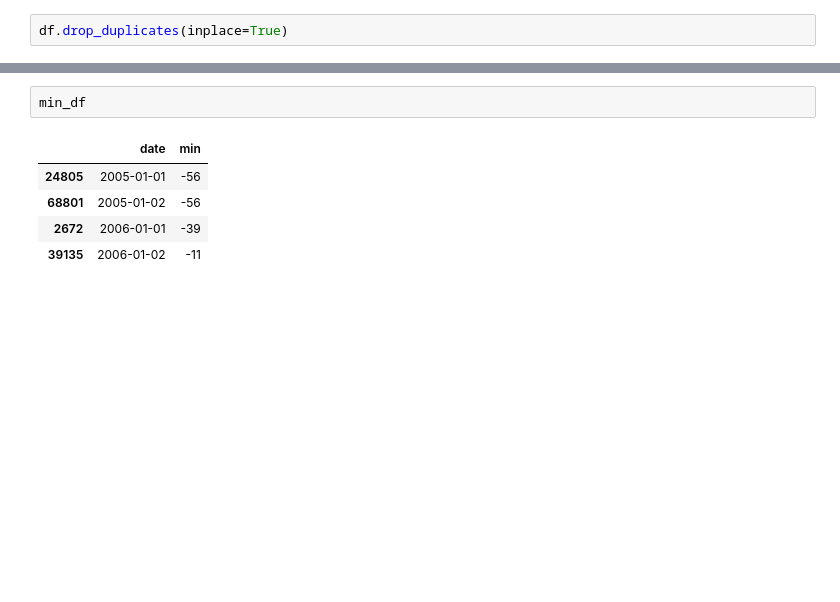
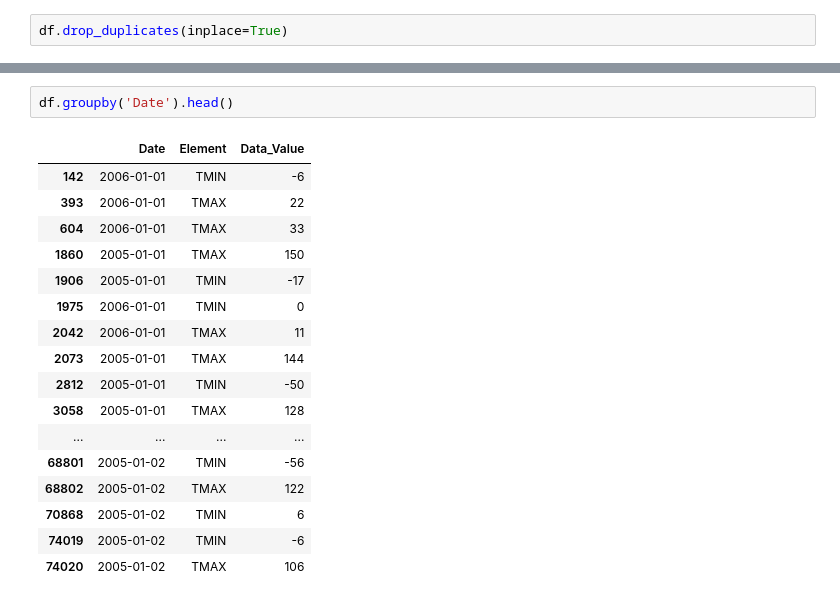
Before and after one commit to clawall/applied-plotting-charting-data-representation-in-python, a Jupyter notebook: SingleDay.ipynb, the cells around one changed output, grey strips where cells are left out. Cells and saved outputs as stored; diff of their text form; blank space fills up the shorter version.

```diff
--- a/SingleDay.ipynb
+++ b/SingleDay.ipynb
@@ -86,8 +52,20 @@ min_df.set_index(['date'])
-# %%
-min_df
-# %% [output]
-|  | date | min |
-| 24805 | 2005-01-01 | -56 |
-| 68801 | 2005-01-02 | -56 |
-| 2672 | 2006-01-01 | -39 |
-| 39135 | 2006-01-02 | -11 |
+# %%
+df.groupby('Date').head()
+# %% [output]
+|  | Date | Element | Data_Value |
+| 142 | 2006-01-01 | TMIN | -6 |
+| 393 | 2006-01-01 | TMAX | 22 |
+| 604 | 2006-01-01 | TMAX | 33 |
+| 1860 | 2005-01-01 | TMAX | 150 |
+| 1906 | 2005-01-01 | TMIN | -17 |
+| 1975 | 2006-01-01 | TMIN | 0 |
+| 2042 | 2006-01-01 | TMAX | 11 |
+| 2073 | 2005-01-01 | TMAX | 144 |
+| 2812 | 2005-01-01 | TMIN | -50 |
+| 3058 | 2005-01-01 | TMAX | 128 |
+| ... | ... | ... | ... |
+| 68801 | 2005-01-02 | TMIN | -56 |
+| 68802 | 2005-01-02 | TMAX | 122 |
+| 70868 | 2005-01-02 | TMIN | 6 |
+| 74019 | 2005-01-02 | TMIN | -6 |
+| 74020 | 2005-01-02 | TMAX | 106 |
```
Also changed, not shown: parts of 9 cells of this notebook, 1 other file.
